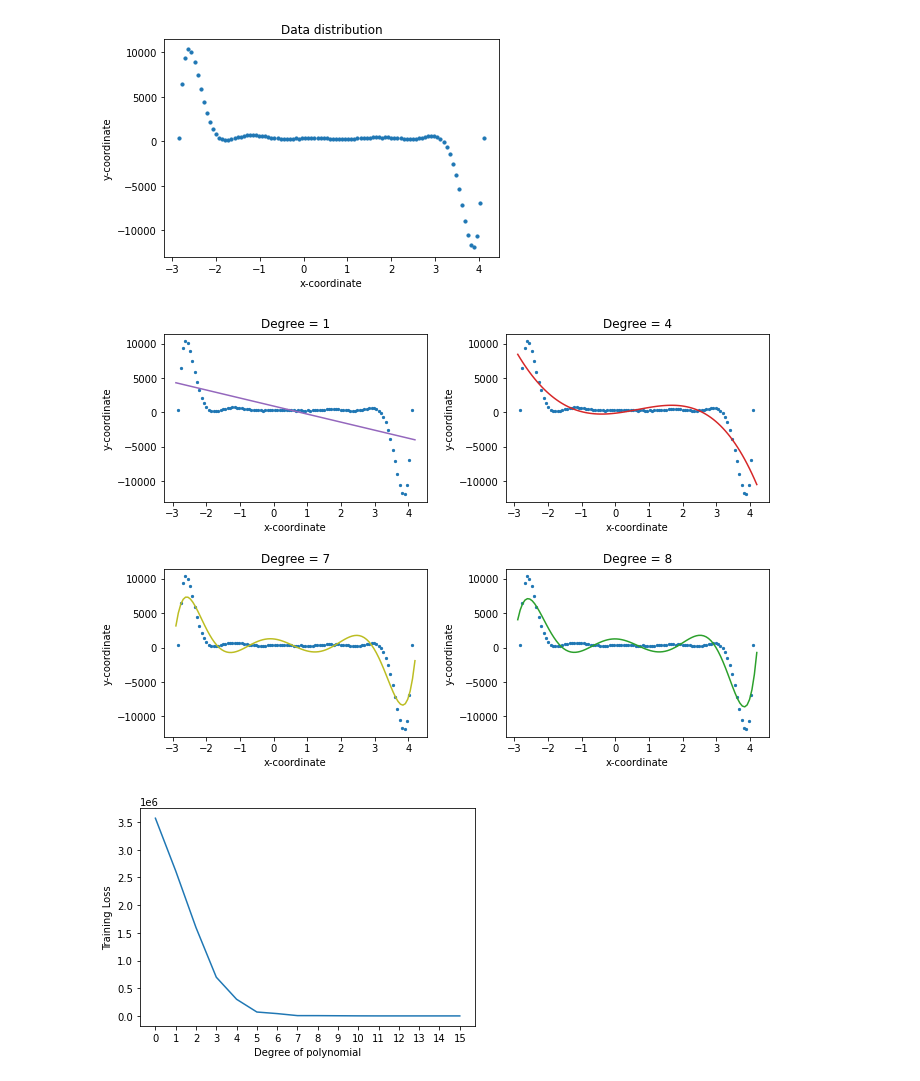
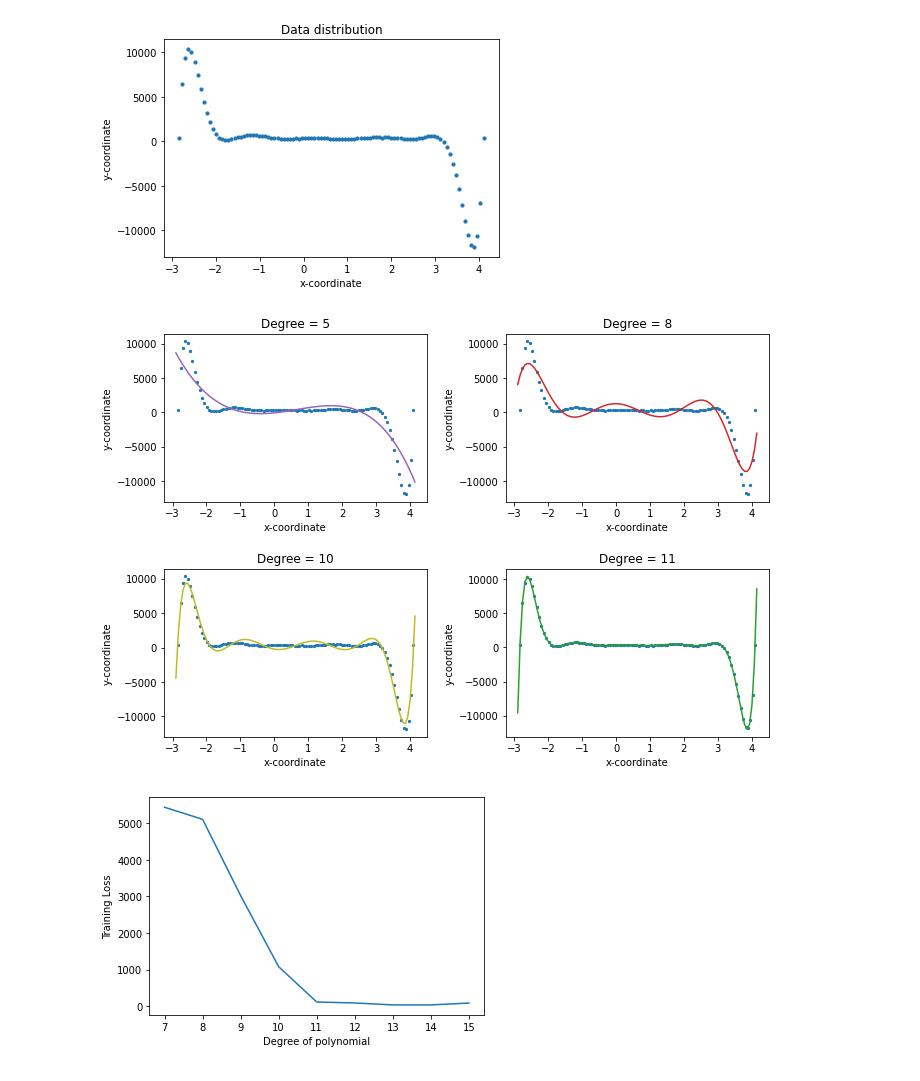
Before and after one commit to ritvikgupta199/ELL409-Assignment-1, a Jupyter notebook: polynomial_fitting/analysis_1b.ipynb, the cells around one changed output. Cells and saved outputs as stored; diff of their text form; code cells hidden in the pictures.

```diff
--- a/polynomial_fitting/analysis_1b.ipynb
+++ b/polynomial_fitting/analysis_1b.ipynb
@@ -27,7 +27,7 @@ plt.show()
 # Plots of Polynomials of different degree
 deg_wts_file = 'polynomial_deg_wts.txt'
 f = open(os.path.join(log_path, deg_wts_file), 'r')
-x, y = np.linspace(-2.9, 4.2, 100), []
+x, y = np.linspace(-2.9, 4.15, 100), []
 
 for line in f.readlines():
     tokens = line.strip().split()
@@ -36,7 +36,8 @@ for line in f.readlines():
 f.close()
 
 fig, axs = plt.subplots(2, 2)
-deg_list = [1, 4, 7, 9]
+# deg_list = [5, 6, 8, 9]
+deg_list = [5, 8, 10, 11]
 colors = ['tab:purple', 'tab:red', 'tab:olive', 'tab:green']
 
 for (ax, deg, col) in zip(axs.flat, deg_list, colors):
@@ -48,24 +49,23 @@ for (ax, deg, col) in zip(axs.flat, deg_list, colors):
 plt.subplots_adjust(left=0, bottom=0, right=1.4, top=1.4, wspace=0.3, hspace=0.4)
 plt.show()
 # %% [output]
-[figure, old version]
+[figure, new version]
 # %%
 # Plot of Loss v/s Degree of polynomial
 deg_loss_file = 'polynomial_deg_loss.txt'
 f = open(os.path.join(log_path, deg_loss_file), 'r')
 
-train_loss, test_loss = [], []
+train_loss, deg = [], []
 
-for line in f.readlines():
+for line in f.readlines()[7:]:
     tokens = line.strip().split()
     train_loss.append(float(tokens[4]))
-    test_loss.append(float(tokens[7]))
+    deg.append(int(tokens[1][:-1]))
 f.close()
 
-plt.plot(train_loss)
+plt.plot(deg, train_loss)
 plt.ylabel('Training Loss')
 plt.xlabel('Degree of polynomial')
-plt.xticks(list(range(len(train_loss))))
 plt.show()
 # %% [output]
-[figure, old version]
+[figure, new version]
```
Also changed, not shown: parts of 6 cells of this notebook, 5 other files.
